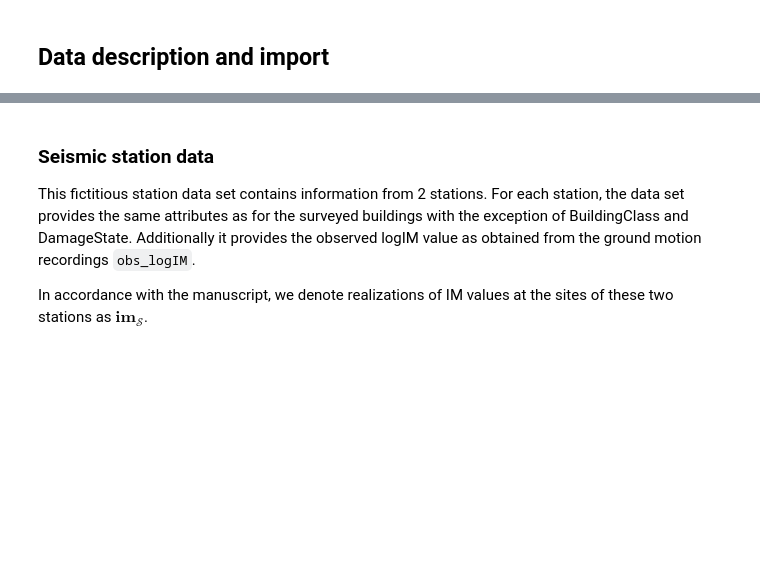
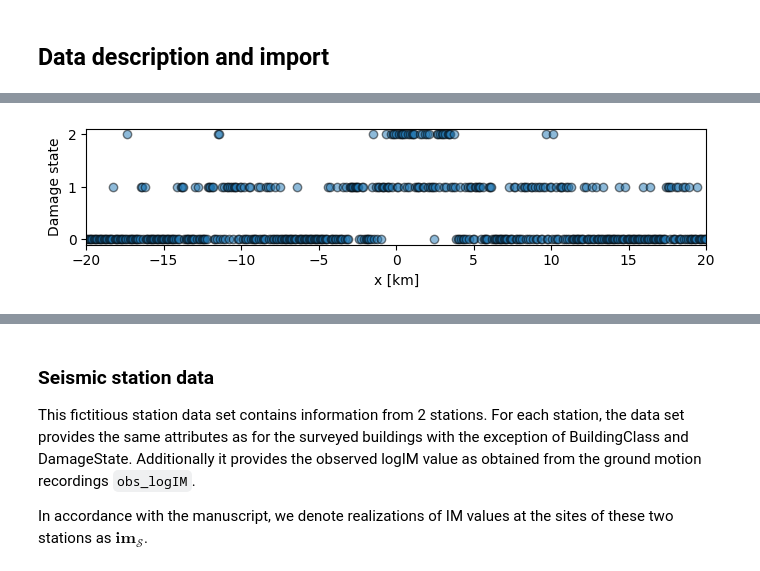
Before and after one commit to bodlukas/BayesFrag, a Jupyter notebook: Tutorial1.ipynb, the cells around one changed output, grey strips where cells are left out. Drawn from its saved outputs; the diff is of its cells as text; code cells hidden in the pictures; blank space fills up the shorter version.

```diff
--- a/Tutorial1.ipynb
+++ b/Tutorial1.ipynb
@@ -100,0 +104,10 @@ dfsurvey
+# %%
+fig, ax = plt.subplots(figsize=(8,1.5))
+ax.scatter(dfsurvey.x, dfsurvey.DamageState, alpha=0.5, edgecolor='black')
+ax.set_yticks([0,1,2])
+ax.set_xlim([-20,20])
+ax.set_xlabel('x [km]')
+ax.set_ylabel('Damage state')
+plt.show()
+# %% [output]
+[figure, added]
```
Also changed, not shown: parts of 18 cells of this notebook, 2 other files.
